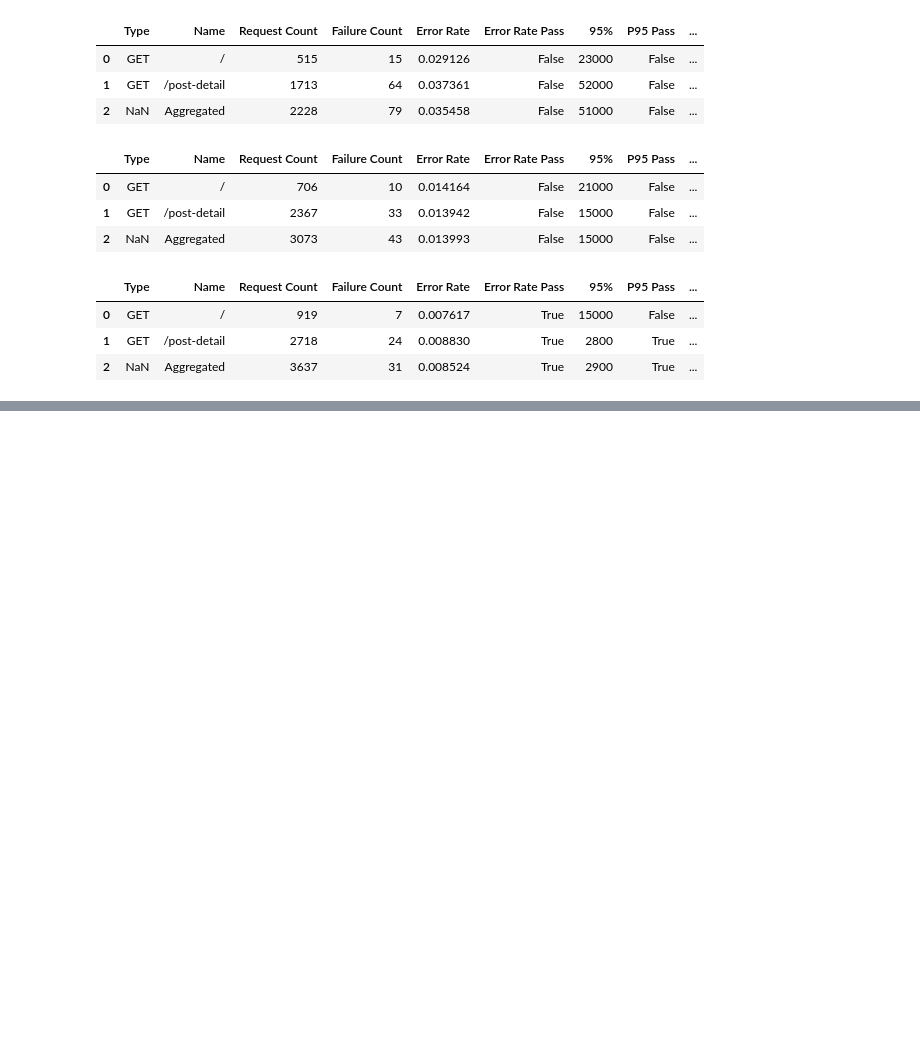
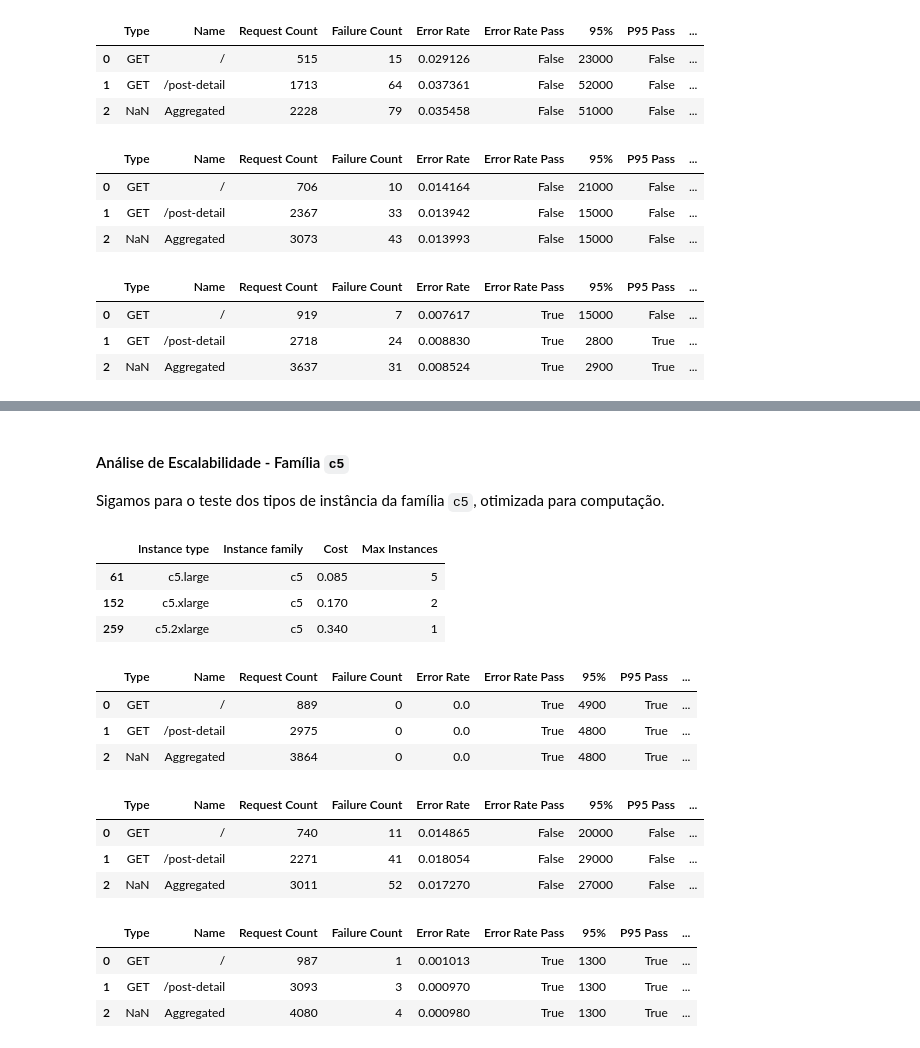
Before and after one commit to jonasluz/DIA.X540.cloud-ai, a Jupyter notebook: Project-4/Project-4.ipynb, the cells around one changed output, grey strips where cells are left out. Cells and saved outputs as stored; diff of their text form; code cells hidden in the pictures; blank space fills up the shorter version.

Commit message:
Lab Results | Analysis of c5 familiy for 100 users.

```diff
--- a/Project-4/Project-4.ipynb
+++ b/Project-4/Project-4.ipynb
@@ -425,0 +451,32 @@ evaluate_results_from_csv('results/m5-2xlarge_100u_1i_stats.csv')
+# %% [markdown]
+#### Análise de Escalabilidade - Família `c5`
+
+Sigamos para o teste dos tipos de instância da família `c5`, otimizada para computação.
+# %%
+review_instances('c5')
+# %% [output]
+|  | Instance type | Instance family | Cost | Max Instances |
+| 61 | c5.large | c5 | 0.085 | 5 |
+| 152 | c5.xlarge | c5 | 0.170 | 2 |
+| 259 | c5.2xlarge | c5 | 0.340 | 1 |
+# %%
+evaluate_results_from_csv('results/c5-large_100u_5i_stats.csv')
+# %% [output]
+|  | Type | Name | Request Count | Failure Count | Error Rate | Error Rate Pass | 95% | P95 Pass | ... |
+| 0 | GET | / | 889 | 0 | 0.0 | True | 4900 | True | ... |
+| 1 | GET | /post-detail | 2975 | 0 | 0.0 | True | 4800 | True | ... |
+| 2 | NaN | Aggregated | 3864 | 0 | 0.0 | True | 4800 | True | ... |
+# %%
+evaluate_results_from_csv('results/c5-xlarge_100u_2i_stats.csv')
+# %% [output]
+|  | Type | Name | Request Count | Failure Count | Error Rate | Error Rate Pass | 95% | P95 Pass | ... |
+| 0 | GET | / | 740 | 11 | 0.014865 | False | 20000 | False | ... |
+| 1 | GET | /post-detail | 2271 | 41 | 0.018054 | False | 29000 | False | ... |
+| 2 | NaN | Aggregated | 3011 | 52 | 0.017270 | False | 27000 | False | ... |
+# %%
+evaluate_results_from_csv('results/c5-2xlarge_100u_1i_stats.csv')
+# %% [output]
+|  | Type | Name | Request Count | Failure Count | Error Rate | Error Rate Pass | 95% | P95 Pass | ... |
+| 0 | GET | / | 987 | 1 | 0.001013 | True | 1300 | True | ... |
+| 1 | GET | /post-detail | 3093 | 3 | 0.000970 | True | 1300 | True | ... |
+| 2 | NaN | Aggregated | 4080 | 4 | 0.000980 | True | 1300 | True | ... |
```
Also changed, not shown: parts of 12 cells of this notebook, 6 other files.
